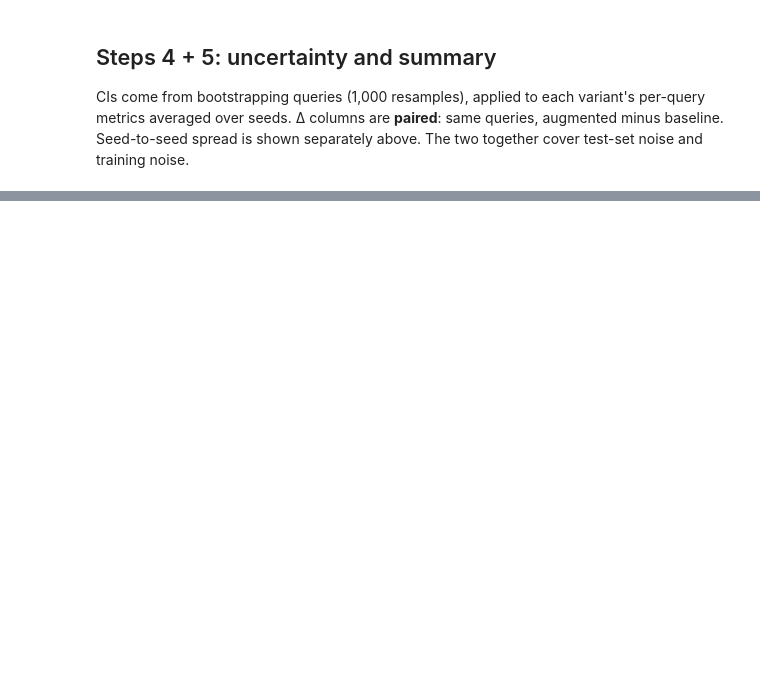
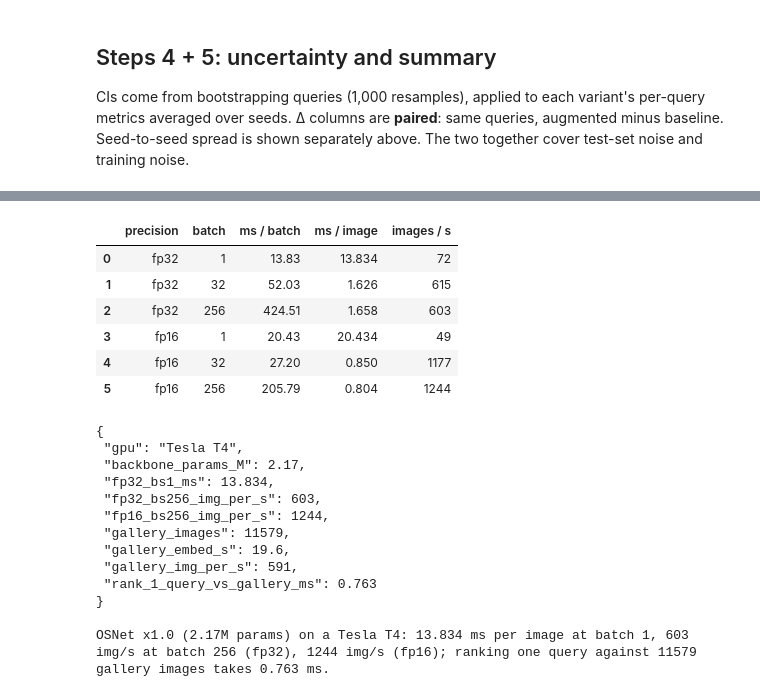
Before and after one commit to nmea002/Vehicle-Reid-Project, a Jupyter notebook: notebooks/ReIdTraining.ipynb, the cells around one changed output, grey strips where cells are left out. Cells and saved outputs as stored; diff of their text form; code cells hidden in the pictures; blank space fills up the shorter version.

```diff
--- a/notebooks/ReIdTraining.ipynb
+++ b/notebooks/ReIdTraining.ipynb
@@ -1823,0 +2012,69 @@ print('\nquality thresholds come from query image statistics only (no labels or
+# %%
+# ===== NEXT STEP B: inference cost on the Colab T4 =====
+import time, json
+SPEED = {}
+if device.type != 'cuda':
+    print('no GPU in this session: skipping the speed benchmark')
+else:
+    m = load_model(ckpt_path('veri', PRIMARY_AUG, SEEDS[0]))
+    n_params = sum(p.numel() for n, p in m.named_parameters() if not n.startswith('classifier'))
+
+    def _sync_time(fn, iters, warmup=10):
+        for _ in range(warmup): fn()
+        torch.cuda.synchronize(); t = time.perf_counter()
+        for _ in range(iters): fn()
+        torch.cuda.synchronize()
+        return (time.perf_counter() - t) / iters
+
+    rows = []
+    for half in [False, True]:
+        for bs in [1, 32, 256]:
+            x = torch.randn(bs, 3, HEIGHT, WIDTH, device=device)
+            def fwd():
+                with torch.no_grad(), torch.autocast('cuda', dtype=torch.float16, enabled=half):
+                    m(x)
+            sec = _sync_time(fwd, iters=100 if bs < 256 else 20)
+            rows.append({'precision': 'fp16' if half else 'fp32', 'batch': bs, 'ms / batch': round(1000 * sec, 2),
+                         'ms / image': round(1000 * sec / bs, 3), 'images / s': round(bs / sec)})
+    speed_table = pd.DataFrame(rows); display(speed_table)
+
+    # end-to-end on a real gallery: 11,579 VeRi images (already decoded + resized in RAM; JPEG decoding not included)
+    gal = get_imgs('veri', 'gallery')
+    torch.cuda.synchronize(); t = time.perf_counter(); gf = extract_feats(m, gal); torch.cuda.synchronize()
+    gal_sec = time.perf_counter() - t
+    # retrieval: rank the whole gallery for one query
+    gf_gpu, qf1 = gf.to(device), gf[:1].to(device)
+    rank_sec = _sync_time(lambda: torch.cdist(qf1, gf_gpu).argsort(dim=1), iters=200)
+
+    SPEED = {'gpu': torch.cuda.get_device_name(0), 'backbone_params_M': round(n_params / 1e6, 2),
+             'fp32_bs1_ms': rows[0]['ms / image'], 'fp32_bs256_img_per_s': rows[2]['images / s'],
+             'fp16_bs256_img_per_s': rows[5]['images / s'],
+             'gallery_images': len(gal), 'gallery_embed_s': round(gal_sec, 2), 'gallery_img_per_s': round(len(gal) / gal_sec),
+             'rank_1_query_vs_gallery_ms': round(1000 * rank_sec, 3)}
+    json.dump(SPEED, open(f'{RESEARCH_DIR}/inference_speed.json', 'w'), indent=1)
+    print(json.dumps(SPEED, indent=1))
+    print(f"\nOSNet x1.0 ({SPEED['backbone_params_M']}M params) on a {SPEED['gpu']}: {SPEED['fp32_bs1_ms']} ms per image at batch 1, "
+          f"{SPEED['fp32_bs256_img_per_s']} img/s at batch 256 (fp32), {SPEED['fp16_bs256_img_per_s']} img/s (fp16); "
+          f"ranking one query against {len(gal)} gallery images takes {SPEED['rank_1_query_vs_gallery_ms']} ms.")
+    del m, gf, gf_gpu; torch.cuda.empty_cache()
+# %% [output]
+|  | precision | batch | ms / batch | ms / image | images / s |
+| 0 | fp32 | 1 | 13.83 | 13.834 | 72 |
+| 1 | fp32 | 32 | 52.03 | 1.626 | 615 |
+| 2 | fp32 | 256 | 424.51 | 1.658 | 603 |
+| 3 | fp16 | 1 | 20.43 | 20.434 | 49 |
+| 4 | fp16 | 32 | 27.20 | 0.850 | 1177 |
+| 5 | fp16 | 256 | 205.79 | 0.804 | 1244 |
+{
+ "gpu": "Tesla T4",
+ "backbone_params_M": 2.17,
+ "fp32_bs1_ms": 13.834,
+ "fp32_bs256_img_per_s": 603,
+ "fp16_bs256_img_per_s": 1244,
+ "gallery_images": 11579,
+ "gallery_embed_s": 19.6,
+ "gallery_img_per_s": 591,
+ "rank_1_query_vs_gallery_ms": 0.763
+}
+
+OSNet x1.0 (2.17M params) on a Tesla T4: 13.834 ms per image at batch 1, 603 img/s at batch 256 (fp32), 1244 img/s (fp16); ranking one query against 11579 gallery images takes 0.763 ms.
```
Also changed, not shown: parts of 34 cells of this notebook, 2 other files.
